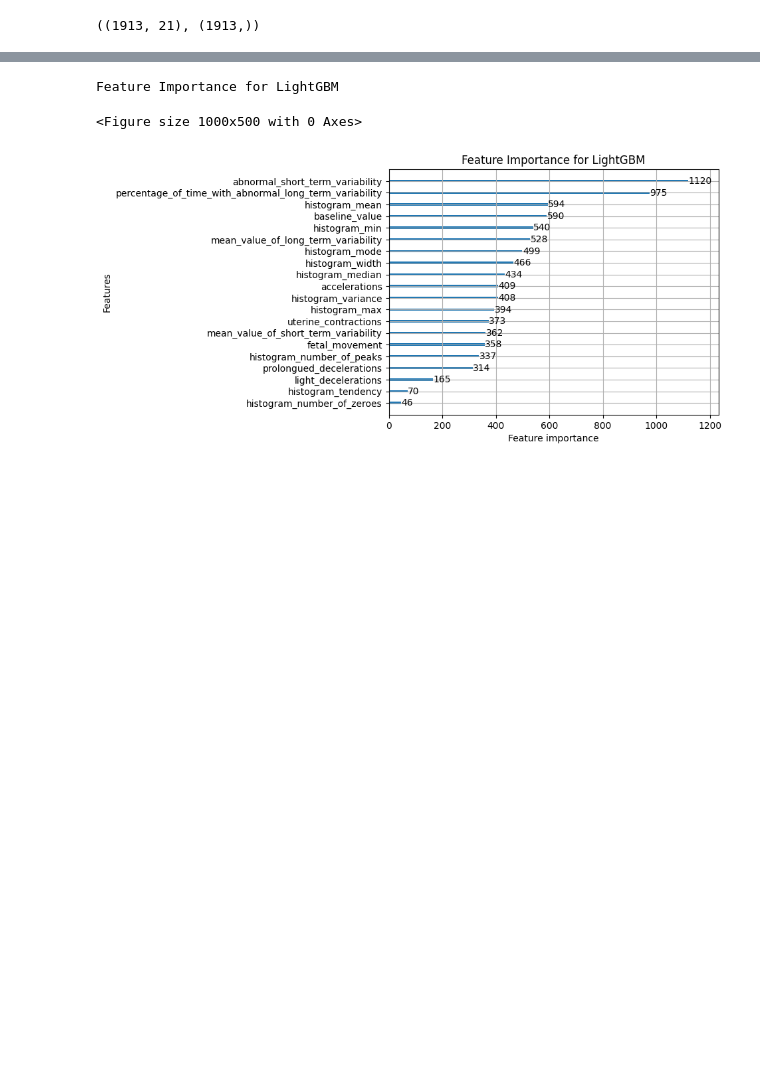
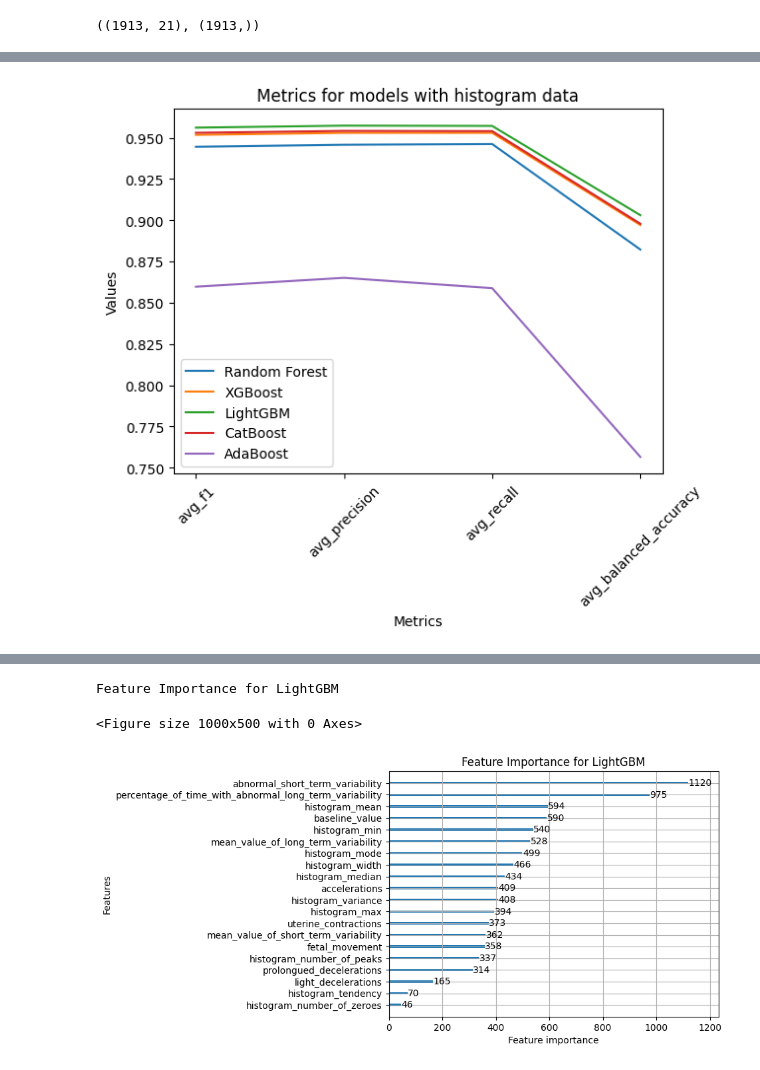
Before and after one commit to arthurcbaia/MC906, a Jupyter notebook: model_training.ipynb, the cells around one changed output, grey strips where cells are left out. Drawn from its saved outputs; the diff is of its cells as text; code cells hidden in the pictures; blank space fills up the shorter version.

```diff
--- a/model_training.ipynb
+++ b/model_training.ipynb
@@ -65,7 +118,7 @@ models = [
     ("XGBoost", XGBClassifier()),
     ("LightGBM", LGBMClassifier(verbosity=-1)),
     ("CatBoost", CatBoostClassifier(logging_level="Silent")),
-    ("AdaBoost", AdaBoostClassifier()),
+    ("AdaBoost", AdaBoostClassifier(n_estimators=1000)),
 ]
 # %%
 scoring = {
@@ -82,20 +135,17 @@ def get_scores(scores):
     AVG_PRECISION = np.mean(scores["test_precision"])
     AVG_RECALL = np.mean(scores["test_recall"])
     AVG_BALANCED_ACCURACY = np.mean(scores["test_balanced_accuracy"])
-    AVG = np.mean([AVG_F1, AVG_PRECISION, AVG_RECALL, AVG_BALANCED_ACCURACY])
 
     print(f"Average F1: {AVG_F1}")
     print(f"Average Precision: {AVG_PRECISION}")
     print(f"Average Recall: {AVG_RECALL}")
     print(f"Average Balanced Accuracy: {AVG_BALANCED_ACCURACY}")
-    print(f"Average Metrics: {AVG}")
 
     return {
         "avg_f1": AVG_F1,
         "avg_precision": AVG_PRECISION,
         "avg_recall": AVG_RECALL,
         "avg_balanced_accuracy": AVG_BALANCED_ACCURACY,
-        "avg_metrics": AVG,
     }
 # %%
 dict_of_results = {model: {} for model, _ in models}
@@ -141,0 +194,18 @@ Average Metrics: 0.878516801956097
+# %%
+dict_of_results_without_histogram = {model: {} for model, _ in models}
+
+
+# test every model and every metric
+for model_name, model in models:
+    scores = cross_validate(
+        model,
+        x_train_without_hist,
+        y_train_without_hist,
+        scoring=scoring,
+        cv=FOLDS,
+        return_train_score=True,
+    )
+
+    print(f"Model: {model_name}")
+
+    dict_of_results_without_histogram[model_name] = get_scores(scores)
@@ -142,2 +238,24 @@ Average Metrics: 0.878516801956097
+# %%
+# plot all the results in the same plot
+
+fig, ax = plt.subplots()
+
+for model_name, model in models:
+    ax.plot(
+        list(dict_of_results[model_name].keys()),
+        list(dict_of_results[model_name].values()),
+        label=f"{model_name}",
+    )
+
+ax.legend()
+plt.xlabel("Metrics")
+plt.ylabel("Values")
+plt.title("Metrics for models with histogram data")
+# roate x labels
+plt.xticks(rotation=45)
+
+plt.show()
+# %% [output]
+[figure, added]
 # %%
 # plot all results in a graph for each metric
```
Also changed, not shown: parts of 15 cells of this notebook.
